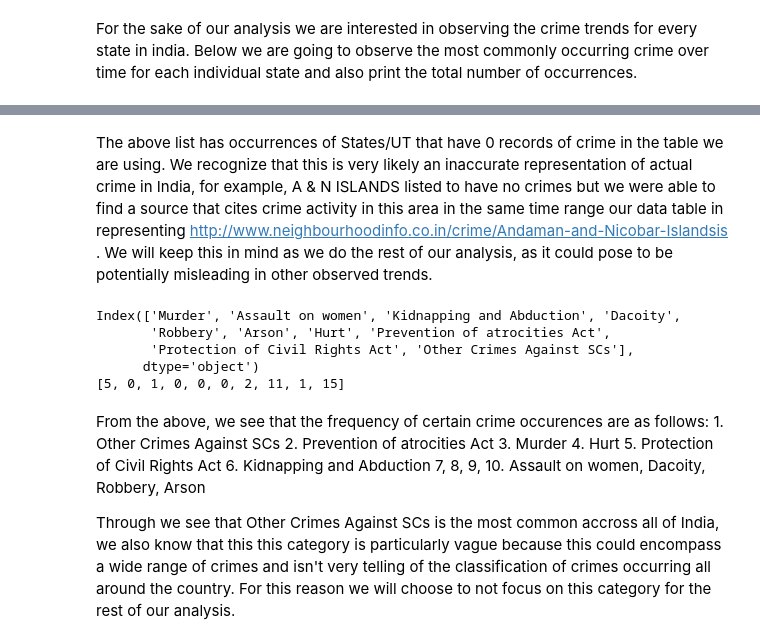
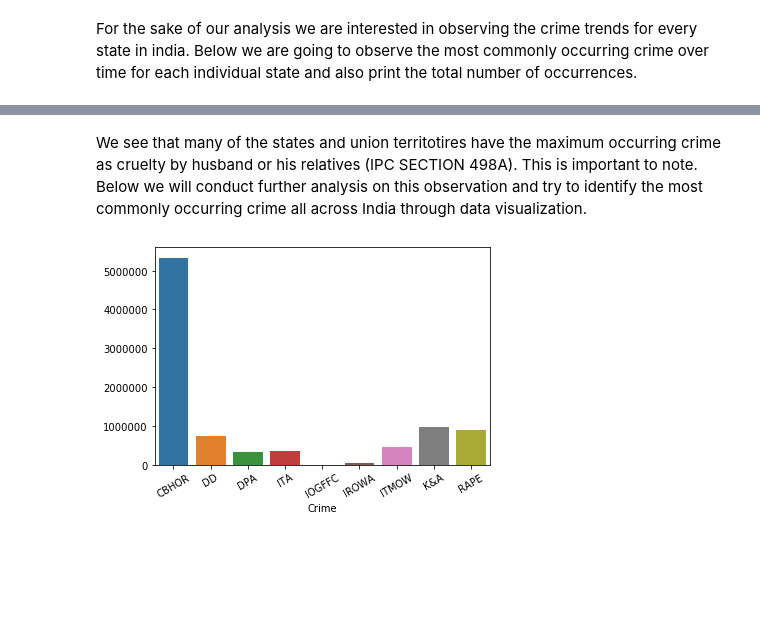
Before and after one commit to nallani21/nallani21.github.io, a Jupyter notebook: FinalProject.ipynb, the cells around one changed output, grey strips where cells are left out. Saved outputs shown, nothing was run; the diff lists cells and outputs as text; code cells hidden in the pictures; blank space fills up the shorter version.

```diff
--- a/FinalProject.ipynb
+++ b/FinalProject.ipynb
@@ -115,30 +217,17 @@ result
-# %% [markdown]
-The above list has occurrences of States/UT that have 0 records of crime in the table we are using. We recognize that this is very likely an inaccurate representation of actual crime in India, for example, A & N ISLANDS listed to have no crimes but we were able to find a source that cites crime activity in this area in the same time range our data table in representing http://www.neighbourhoodinfo.co.in/crime/Andaman-and-Nicobar-Islandsis . We will keep this in mind as we do the rest of our analysis, as it could pose to be potentially misleading in other observed trends.
-# %%
-crime_occur  = [0,0,0,0,0,0,0,0,0,0]
-
-i = 0
-for c in crimes:
-    for x,y,z in result:
-        if c == y:
-            crime_occur[i] = crime_occur[i]+1
-    i += 1
-print(crimes)
-print(crime_occur)
-# %% [output]
-Index(['Murder', 'Assault on women', 'Kidnapping and Abduction', 'Dacoity',
-       'Robbery', 'Arson', 'Hurt', 'Prevention of atrocities Act',
-       'Protection of Civil Rights Act', 'Other Crimes Against SCs'],
-      dtype='object')
-[5, 0, 1, 0, 0, 0, 2, 11, 1, 15]
-# %% [markdown]
-From the above, we see that the frequency of certain crime occurences are as follows:
-    1. Other Crimes Against SCs
-    2. Prevention of atrocities Act
-    3. Murder
-    4. Hurt
-    5. Protection of Civil Rights Act
-    6. Kidnapping and Abduction
-    7, 8, 9, 10. Assault on women, Dacoity, Robbery, Arson
-
-Through we see that Other Crimes Against SCs is the most common accross all of India, we also know that this this category is particularly vague because this could encompass a wide range of crimes and isn't very telling of the classification of crimes occurring all around the country. For this reason we will choose to not focus on this category for the rest of our analysis.
+# %% [markdown]
+We see that many of the states and union territotires have the maximum occurring crime as cruelty by husband or his relatives (IPC SECTION 498A). This is important to note. Below we will conduct further analysis on this observation and try to identify the most commonly occurring crime all across India through data visualization.
+# %%
+x = data.columns[2:-1]
+y = []
+temp = 0
+
+for col in x:
+    for ele in data.groupby(['State'])[col].sum():
+        temp += ele
+    y.append(temp)
+    temp = 0
+
+g = sns.barplot(x=x,y=y)
+g = g.set_xticklabels(x,rotation=30)
+# %% [output]
+[figure, added]
```
Also changed, not shown: parts of 40 cells of this notebook, 2 other files.
